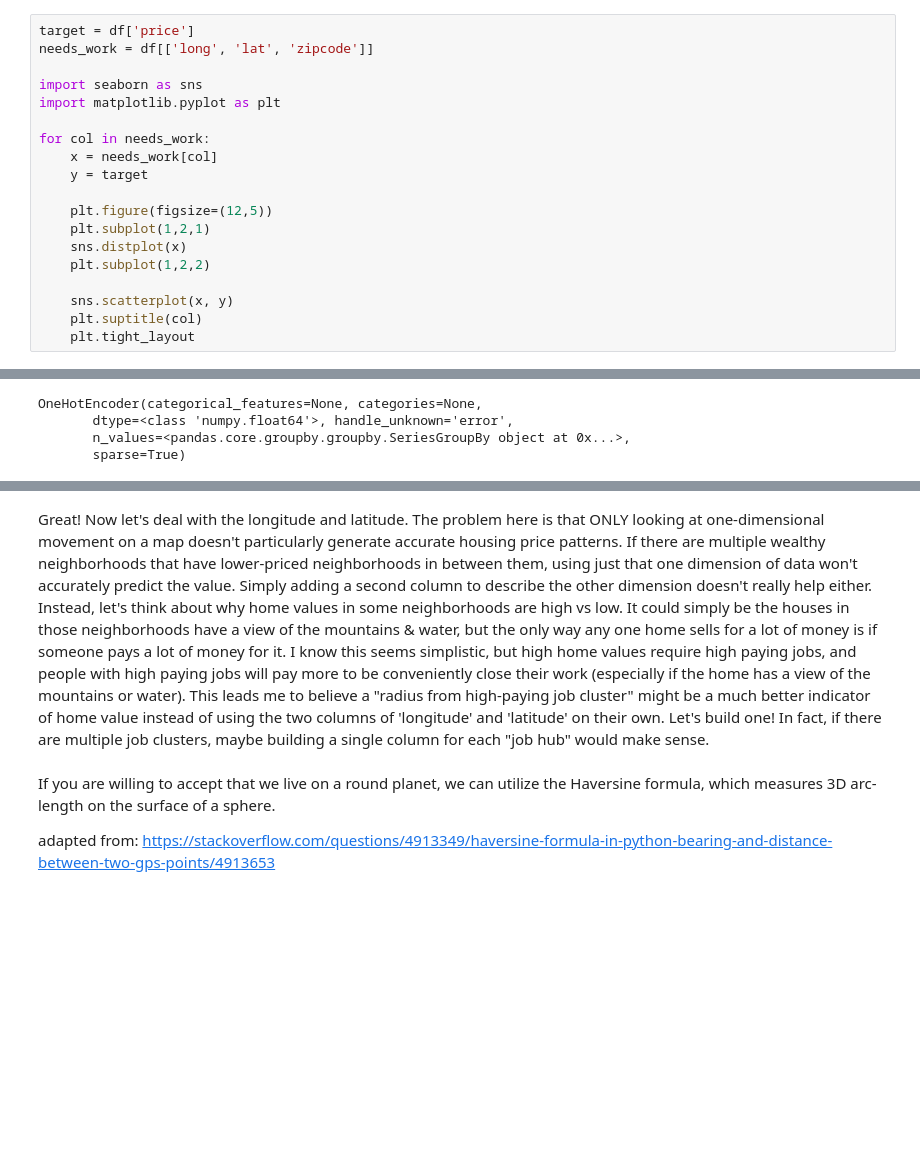
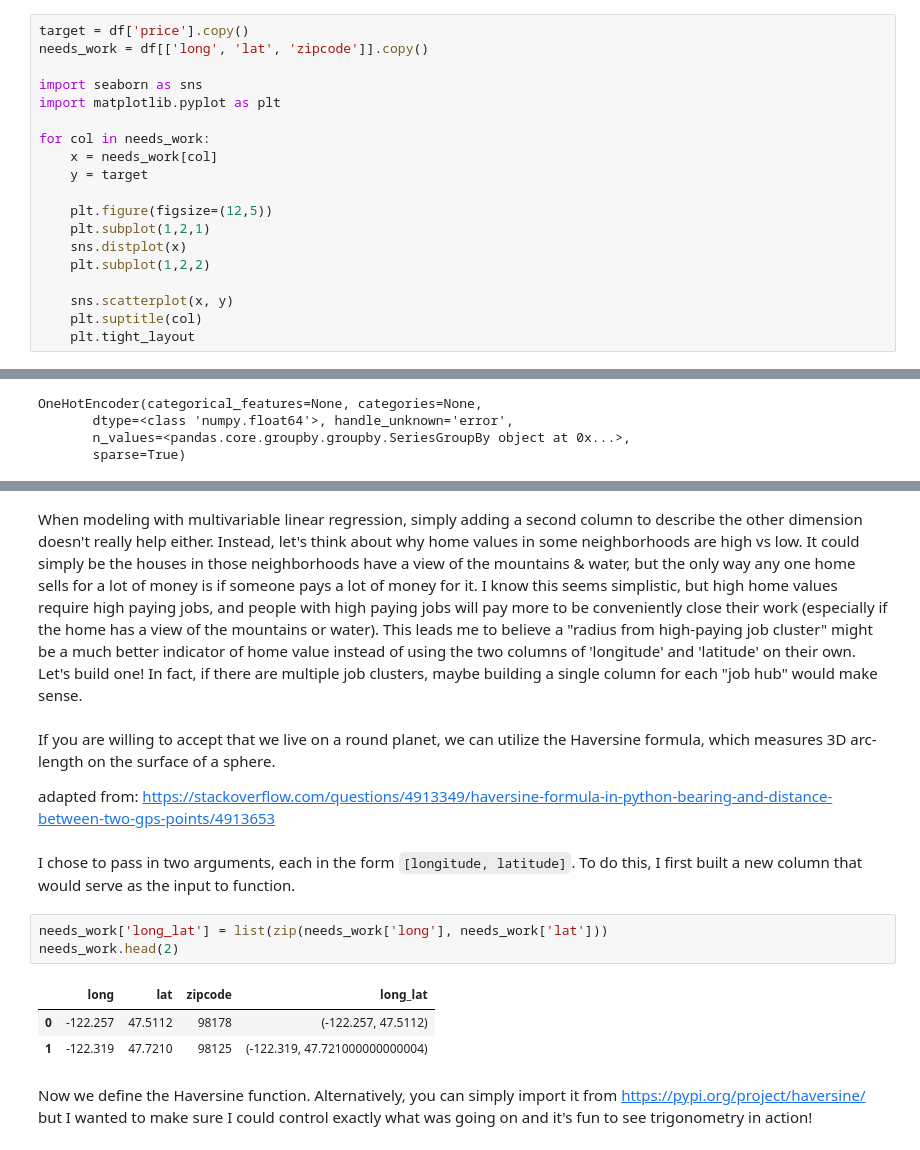
Before and after one commit to nkacoroski/dsc-1-final-project, a Jupyter notebook: blog.ipynb, the cells around one changed output, grey strips where cells are left out. Saved outputs shown, nothing was run; the diff lists cells and outputs as text; blank space fills up the shorter version.

Commit message:
fine tune haversine blog portion

```diff
--- a/blog.ipynb
+++ b/blog.ipynb
@@ -62,8 +62,8 @@ Many of these columns seem like they should have some kind of an influence on th
 # %% [markdown]
 There are plenty of columns we could use, but for this tutorial, let's just focus on 'zipcode', 'lat' & 'long'
 # %%
-target = df['price']
-needs_work = df[['long', 'lat', 'zipcode']]
+target = df['price'].copy()
+needs_work = df[['long', 'lat', 'zipcode']].copy()
 
 import seaborn as sns
 import matplotlib.pyplot as plt
@@ -113,9 +118,20 @@ OneHotEncoder(categorical_features=None, categories=None,
 # %% [markdown]
-Great! Now let's deal with the longitude and latitude. The problem here is that ONLY looking at one-dimensional movement on a map doesn't particularly generate accurate housing price patterns. If there are multiple wealthy neighborhoods that have lower-priced neighborhoods in between them, using just that one dimension of data won't accurately predict the value. Simply adding a second column to describe the other dimension doesn't really help either. Instead, let's think about why home values in some neighborhoods are high vs low. It could simply be the houses in those neighborhoods have a view of the mountains & water, but the only way any one home sells for a lot of money is if someone pays a lot of money for it. I know this seems simplistic, but high home values require high paying jobs, and people with high paying jobs will pay more to be conveniently close their work (especially if the home has a view of the mountains or water). This leads me to believe a "radius from high-paying job cluster" might be a much better indicator of home value instead of using the two columns of 'longitude' and 'latitude' on their own. Let's build one! In fact, if there are multiple job clusters, maybe building a single column for each "job hub" would make sense.
+When modeling with multivariable linear regression, simply adding a second column to describe the other dimension doesn't really help either. Instead, let's think about why home values in some neighborhoods are high vs low. It could simply be the houses in those neighborhoods have a view of the mountains & water, but the only way any one home sells for a lot of money is if someone pays a lot of money for it. I know this seems simplistic, but high home values require high paying jobs, and people with high paying jobs will pay more to be conveniently close their work (especially if the home has a view of the mountains or water). This leads me to believe a "radius from high-paying job cluster" might be a much better indicator of home value instead of using the two columns of 'longitude' and 'latitude' on their own. Let's build one! In fact, if there are multiple job clusters, maybe building a single column for each "job hub" would make sense.
 # %% [markdown]
 If you are willing to accept that we live on a round planet, we can utilize the Haversine formula, which measures 3D arc-length on the surface of a sphere.
 
 adapted from:  https://stackoverflow.com/questions/4913349/haversine-formula-in-python-bearing-and-distance-between-two-gps-points/4913653
+# %% [markdown]
+I chose to pass in two arguments, each in the form `[longitude, latitude]`. To do this, I first built a new column that would serve as the input to function.
+# %%
+needs_work['long_lat'] = list(zip(needs_work['long'], needs_work['lat']))
+needs_work.head(2)
+# %% [output]
+|  | long | lat | zipcode | long_lat |
+| 0 | -122.257 | 47.5112 | 98178 | (-122.257, 47.5112) |
+| 1 | -122.319 | 47.7210 | 98125 | (-122.319, 47.721000000000004) |
+# %% [markdown]
+Now we define the Haversine function. Alternatively, you can simply import it from https://pypi.org/project/haversine/ but I wanted to make sure I could control exactly what was going on and it's fun to see trigonometry in action!
 # %%
 from math import radians, cos, sin, asin, sqrt
 
```
Also changed, not shown: parts of 13 cells of this notebook.
